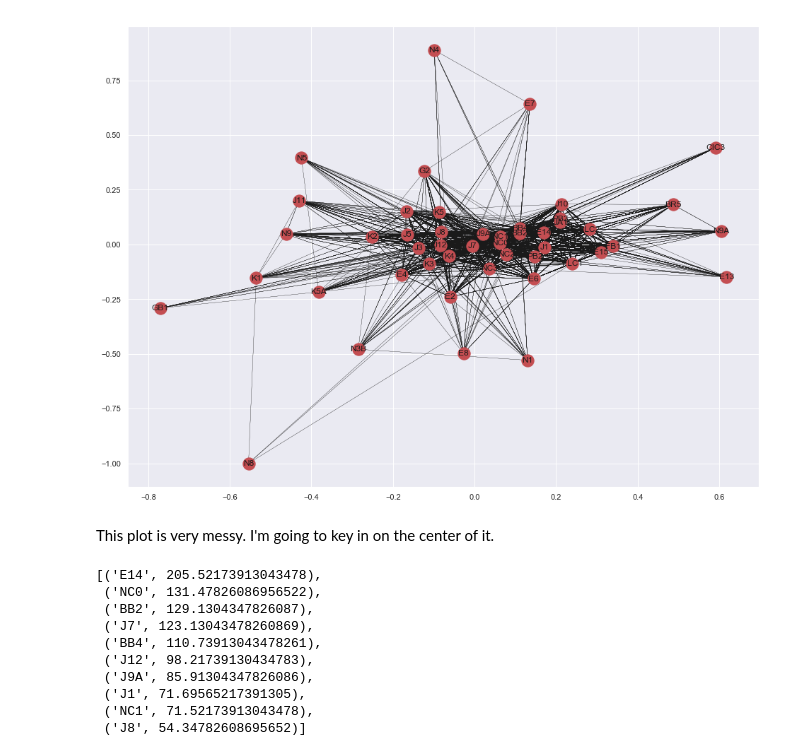
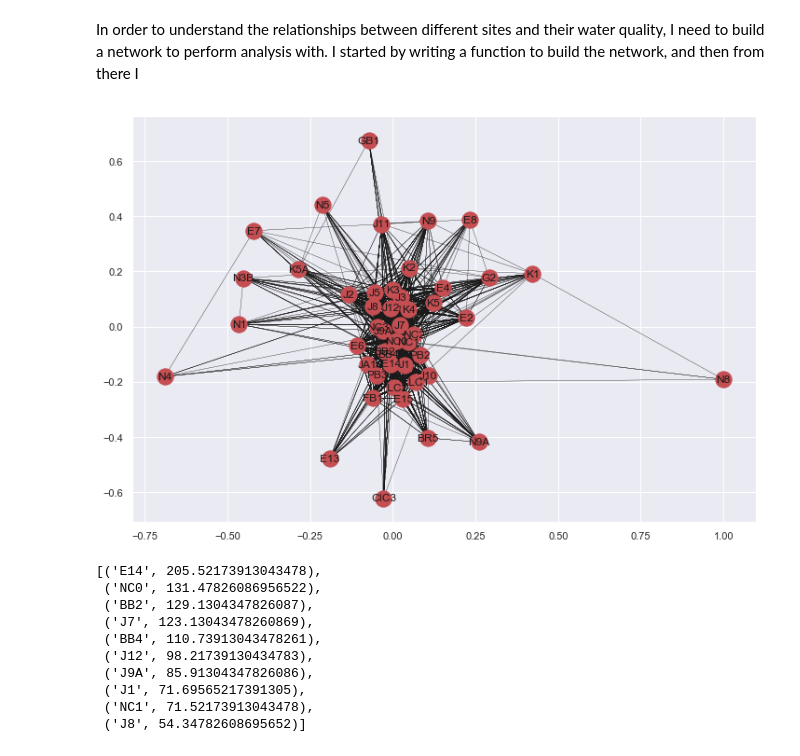
Before and after one commit to dradamski/capstone-two, a Jupyter notebook: notebooks/create_network.ipynb, the cells around one changed output. Saved outputs shown, nothing was run; the diff lists cells and outputs as text; code cells hidden in the pictures.

Commit message:
wrote function to create network from categorical data

```diff
--- a/notebooks/create_network.ipynb
+++ b/notebooks/create_network.ipynb
@@ -12,30 +12,36 @@ from tqdm import tqdm
 sns.set()
 path = os.path.expanduser('~/Projects/capstone-two/data/processed/Final_Clean_Harbor_Water_Quality.csv', )
 wq_df = pd.read_csv(path, parse_dates=['Sample Date'], index_col=0)
+# %% [markdown]
+In order to understand the relationships between different sites and their water quality, I need to build a network to perform analysis with. I started by writing a function to build the network, and then from there I
 # %%
-phoG = nx.MultiGraph()
-pho_df = wq_df[wq_df['Top Ortho-Phosphorus (mg/L) Failure'] == 1]
-pho_df = pho_df.reset_index(drop=True)
+def create_wq_network(df, fail_col):
+    '''Takes a dataframe and creates a network out of the
+       different sites within based on fail_col.'''
+    G = nx.MultiGraph()
+    fail_col_df = df[df[fail_col] == 1]
+    fail_col_df = fail_col_df.reset_index(drop=True)
 
 
-for i, row in tqdm(pho_df.iterrows()):
-    # Sample Date is at index 2
-    month = row['Sample Date'].month
-    year = row['Sample Date'].year
-    for row2 in pho_df.drop(index=i).itertuples():
-        if row2[2].month == month and row2[2].year == year:
-            # Sampling Location is at index 1
-            phoG.add_edge(row['Sampling Location'], row2[1],
-                           dates=(row['Sampling Location'], row2[2])
-                          )
+    for i, row in tqdm(fail_col_df.iterrows()):
+        # Sample Date is at index 2
+        month = row['Sample Date'].month
+        year = row['Sample Date'].year
+        for row2 in fail_col_df.drop(index=i).itertuples():
+            if row2[2].month == month and row2[2].year == year:
+                # Sampling Location is at index 1
+                G.add_edge(row['Sampling Location'], row2[1],
+                               dates=(row['Sampling Location'], row2[2])
+                              )
+    return G
+# %%
+phoG = create_wq_network(wq_df, 'Top Ortho-Phosphorus (mg/L) Failure')
 # %%
-_ = plt.figure(figsize=(16, 12))
+_ = plt.figure(figsize=(12,8))
 _ = nx.drawing.nx_pylab.draw_networkx(phoG, width=0.2)
 _ = plt.show()
 # %% [output]
-[figure, old version]
+[figure, new version]
-# %% [markdown]
-This plot is very messy. I'm going to key in on the center of it.
 # %%
 sorted_centrality = sorted(nx.degree_centrality(phoG).items(), key = lambda x : x[1], reverse=True)
 sorted_centrality[:10]
```
Also changed, not shown: parts of 8 cells of this notebook.
